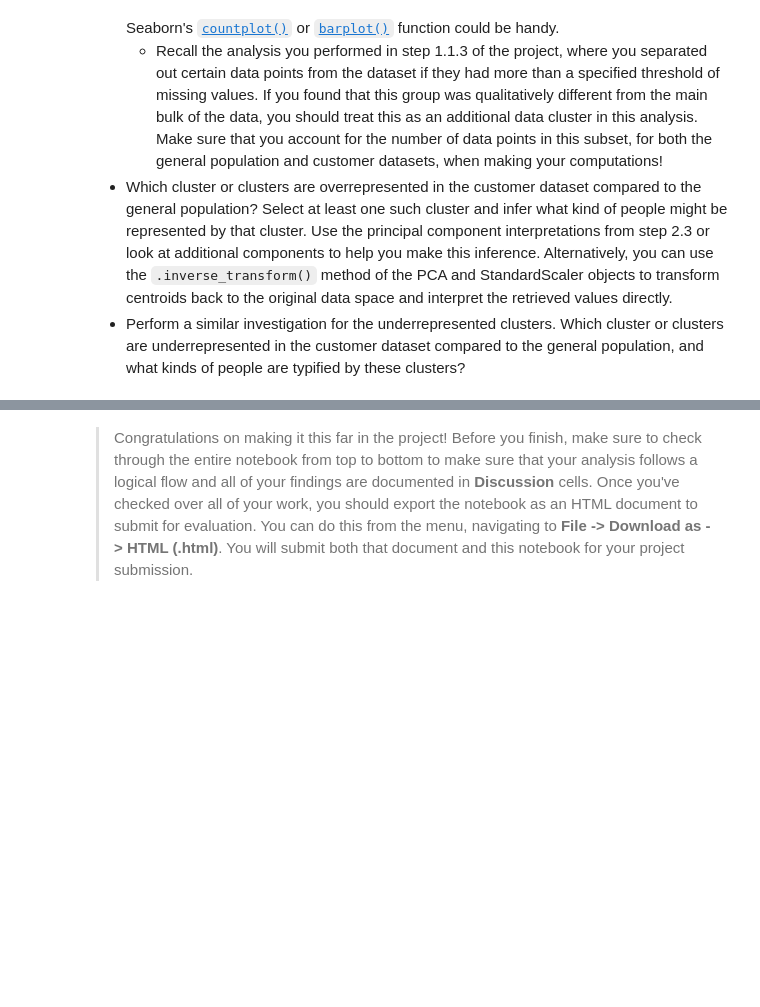
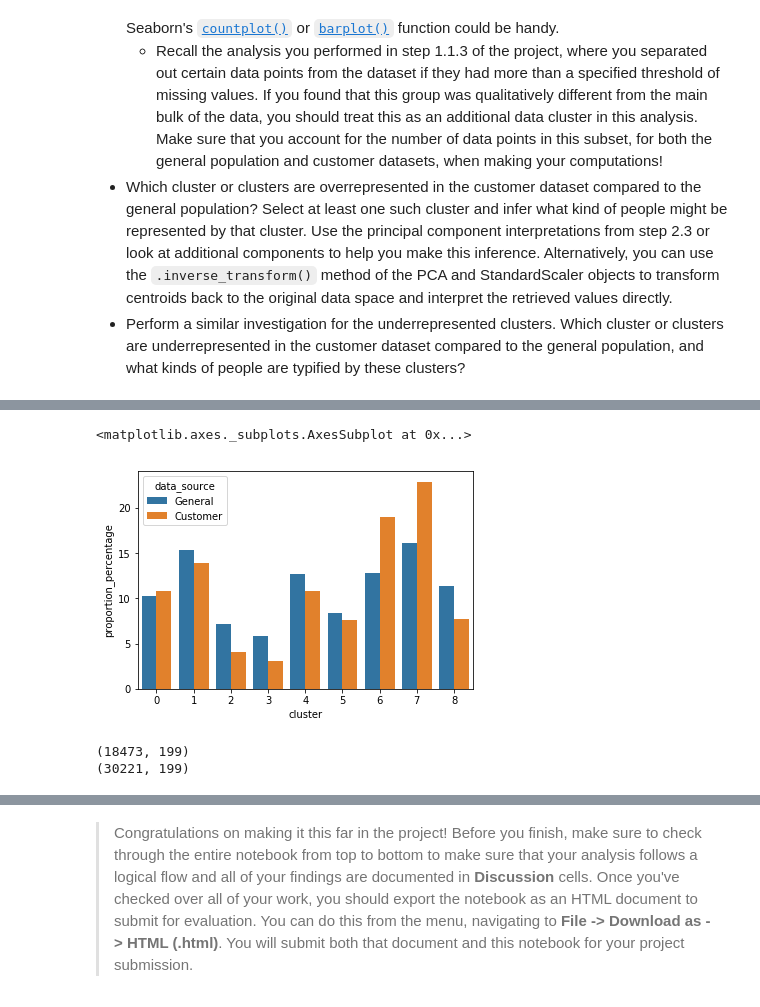
Before and after one commit to jihangshin/udacity, a Jupyter notebook: Identify Customer Segments/Identify_Customer_Segments.ipynb, the cells around one changed output, grey strips where cells are left out. Cells and saved outputs as stored; diff of their text form; code cells hidden in the pictures; blank space fills up the shorter version.

```diff
--- a/Identify Customer Segments/Identify_Customer_Segments.ipynb
+++ b/Identify Customer Segments/Identify_Customer_Segments.ipynb
@@ -1216,0 +1305,31 @@ Take a look at the following points in this step:
+# %%
+general_s = pd.Series(general_labels)
+customers_s = pd.Series(customers_labels)
+
+total_general = general_labels.shape[0]
+total_customer = customers_labels.shape[0]
+
+prop_per_cluster = []
+
+clusters_data = []
+for cluster_num in range(0, 9):
+    general_data = []
+    general_data.append(cluster_num)
+    general_cnt = general_s.where(general_s == cluster_num).count()
+    general_percent = general_cnt / total_general * 100
+    general_data.append(general_percent)
+    general_data.append("General")
+#     print(general_data)
+
+    customer_data = []
+    customer_data.append(cluster_num)
+    customer_cnt = customers_s.where(customers_s == cluster_num).count()
+    customer_percent = customer_cnt / total_customer * 100
+    customer_data.append(customer_percent)
+    customer_data.append("Customer")
+#     print(customer_data)
+
+    prop_per_cluster.append(general_data)
+    prop_per_cluster.append(customer_data)
+# %%
+prop_per_cluster_df = pd.DataFrame(prop_per_cluster, columns = ['cluster', 'proportion_percentage', 'data_source'])
@@ -1217,6 +1345,11 @@ Take a look at the following points in this step:
 # %%
 # Compare the proportion of data in each cluster for the customer data to the
 # proportion of data in each cluster for the general population.
+
+sns.barplot(x="cluster", y="proportion_percentage", hue="data_source", data=prop_per_cluster_df)
+# %% [output]
+<matplotlib.axes._subplots.AxesSubplot at 0x...>
+[figure, added]
 # %%
 # What kinds of people are part of a cluster that is overrepresented in the
 # customer data compared to the general population?
@@ -1222,0 +1360,6 @@ Take a look at the following points in this step:
+# %%
+print(origin_customer_data.shape)
+print(origin_general_data.shape)
+# %% [output]
+(18473, 199)
+(30221, 199)
```
Also changed, not shown: parts of 59 cells of this notebook, 1 other file.
